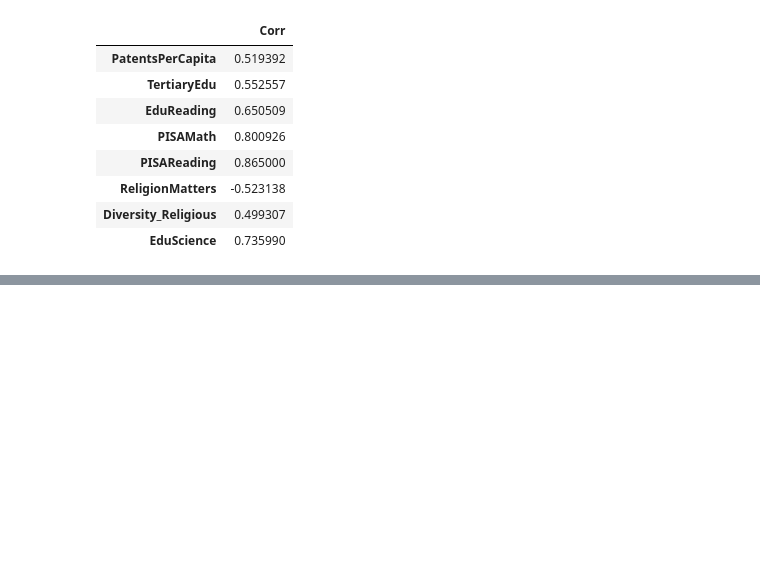
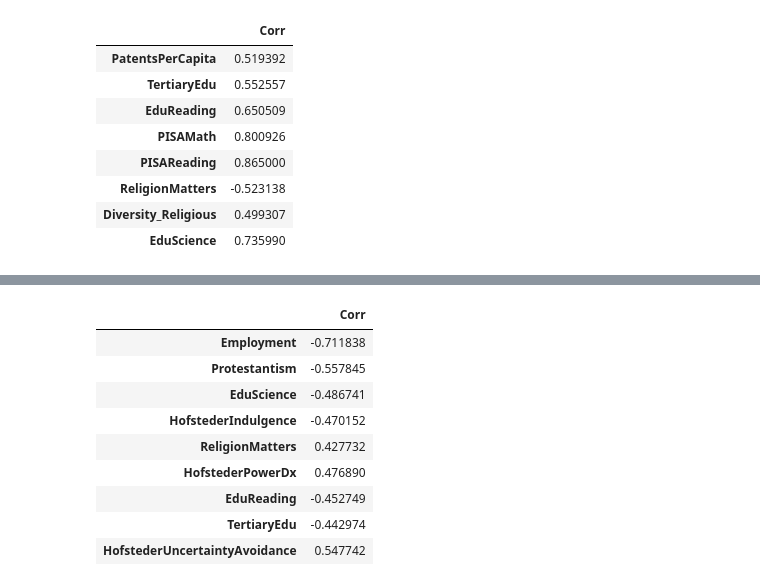
Before and after one commit to JamesIgoe/AzureNotebooks, a Jupyter notebook: COVIDAndHofstede.ipynb, the cells around one changed output, grey strips where cells are left out. Drawn from its saved outputs; the diff is of its cells as text; code cells hidden in the pictures; blank space fills up the shorter version.

Commit message:
Update COVIDAndHofstede.ipynb
added employment/unemployment

```diff
--- a/COVIDAndHofstede.ipynb
+++ b/COVIDAndHofstede.ipynb
@@ -229,0 +241,13 @@ filterForLabels(newList, 'PISAScience')
+# %%
+filterForLabels(newList, 'Unemployment')
+# %% [output]
+|  | Corr |
+| Employment | -0.711838 |
+| Protestantism | -0.557845 |
+| EduScience | -0.486741 |
+| HofstederIndulgence | -0.470152 |
+| ReligionMatters | 0.427732 |
+| HofstederPowerDx | 0.476890 |
+| EduReading | -0.452749 |
+| TertiaryEdu | -0.442974 |
+| HofstederUncertaintyAvoidance | 0.547742 |
```
Also changed, not shown: parts of 1 cell of this notebook.
